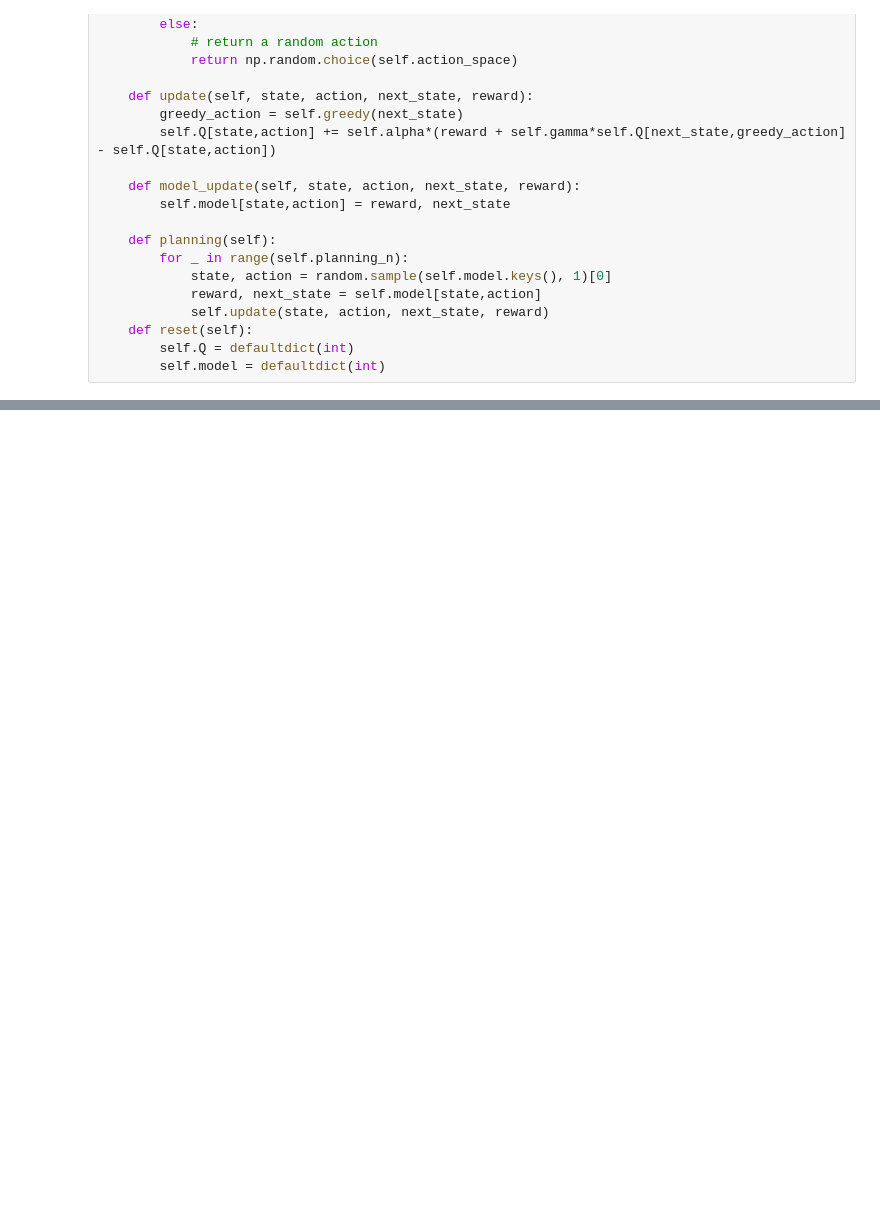
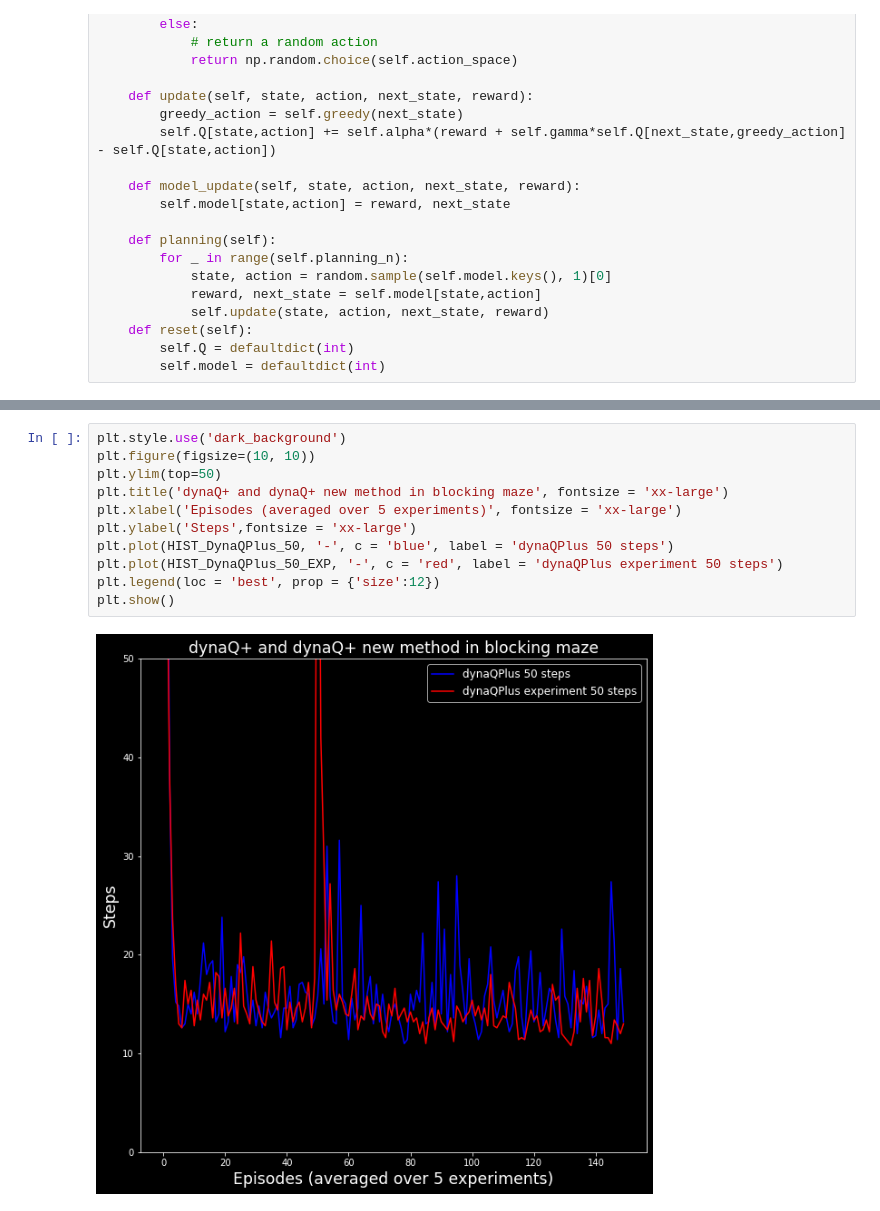
Before and after one commit to LyWangPX/Reinforcement-Learning-2nd-Edition-by-Sutton-Exercise-Solutions, a Jupyter notebook: Chapter 8/Ex8.2(DynaQ and DynaQ+).ipynb, the cells around one changed output, grey strips where cells are left out. Cells and saved outputs as stored; diff of their text form; blank space fills up the shorter version.

```diff
--- a/Chapter 8/Ex8.2(DynaQ and DynaQ+).ipynb
+++ b/Chapter 8/Ex8.2(DynaQ and DynaQ+).ipynb
@@ -226,0 +360,13 @@ plt.show()
+# %%
+plt.style.use('dark_background')
+plt.figure(figsize=(10, 10))
+plt.ylim(top=50)
+plt.title('dynaQ+ and dynaQ+ new method in blocking maze', fontsize = 'xx-large')
+plt.xlabel('Episodes (averaged over 5 experiments)', fontsize = 'xx-large')
+plt.ylabel('Steps',fontsize = 'xx-large')
+plt.plot(HIST_DynaQPlus_50, '-', c = 'blue', label = 'dynaQPlus 50 steps')
+plt.plot(HIST_DynaQPlus_50_EXP, '-', c = 'red', label = 'dynaQPlus experiment 50 steps')
+plt.legend(loc = 'best', prop = {'size':12})
+plt.show()
+# %% [output]
+[figure, added]
```
Also changed, not shown: parts of 10 cells of this notebook.
